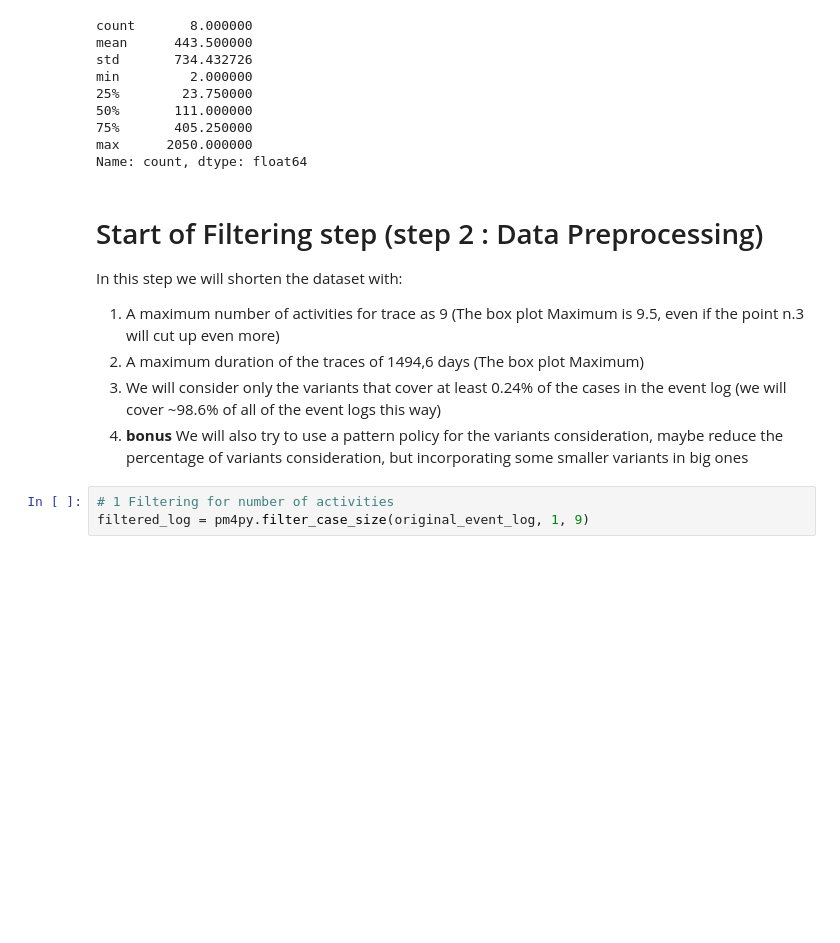
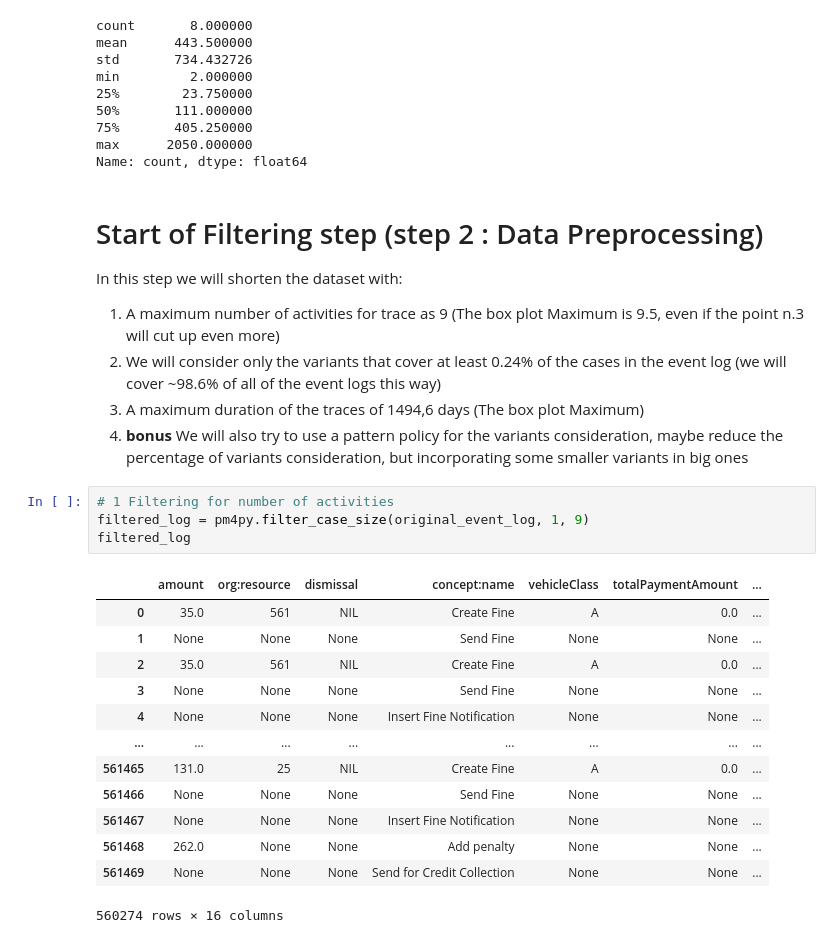
Before and after one commit to roccobalocco/AvodingTrafficFines, a Jupyter notebook: Notebooks/data_processing.ipynb, the cells around one changed output. Drawn from its saved outputs; the diff is of its cells as text; blank space fills up the shorter version.

Commit message:
Some filtering (waiting to check for the right durations of the Event log cases)

```diff
--- a/Notebooks/data_processing.ipynb
+++ b/Notebooks/data_processing.ipynb
@@ -142,9 +142,24 @@ Name: count, dtype: float64
 In this step we will shorten the dataset with:
 
 1. A maximum number of activities for trace as 9 (The box plot Maximum is 9.5, even if the point n.3 will cut up even more)
-2. A maximum duration of the traces of 1494,6 days (The box plot Maximum)
-3. We will consider only the variants that cover at least 0.24% of the cases in the event log (we will cover ~98.6% of all of the event logs this way)
+2. We will consider only the variants that cover at least 0.24% of the cases in the event log (we will cover ~98.6% of all of the event logs this way)
+3. A maximum duration of the traces of 1494,6 days (The box plot Maximum)
 4. **bonus** We will also try to use a pattern policy for the variants consideration, maybe reduce the percentage of variants consideration, but incorporating some smaller variants in big ones
 # %%
 # 1 Filtering for number of activities
 filtered_log = pm4py.filter_case_size(original_event_log, 1, 9)
+filtered_log
+# %% [output]
+|  | amount | org:resource | dismissal | concept:name | vehicleClass | totalPaymentAmount | ... |
+| 0 | 35.0 | 561 | NIL | Create Fine | A | 0.0 | ... |
+| 1 | None | None | None | Send Fine | None | None | ... |
+| 2 | 35.0 | 561 | NIL | Create Fine | A | 0.0 | ... |
+| 3 | None | None | None | Send Fine | None | None | ... |
+| 4 | None | None | None | Insert Fine Notification | None | None | ... |
+| ... | ... | ... | ... | ... | ... | ... | ... |
+| 561465 | 131.0 | 25 | NIL | Create Fine | A | 0.0 | ... |
+| 561466 | None | None | None | Send Fine | None | None | ... |
+| 561467 | None | None | None | Insert Fine Notification | None | None | ... |
+| 561468 | 262.0 | None | None | Add penalty | None | None | ... |
+| 561469 | None | None | None | Send for Credit Collection | None | None | ... |
+560274 rows × 16 columns
```
Also changed, not shown: parts of 3 cells of this notebook.
